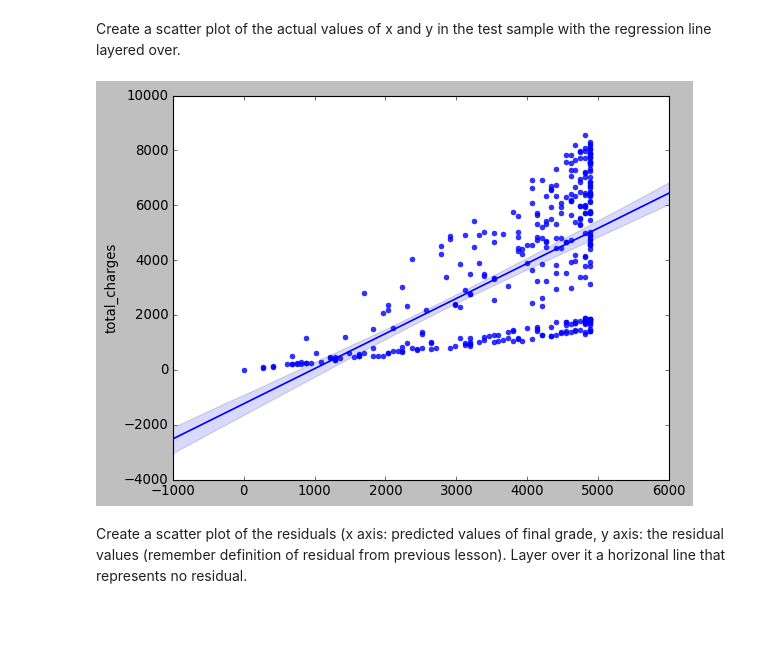
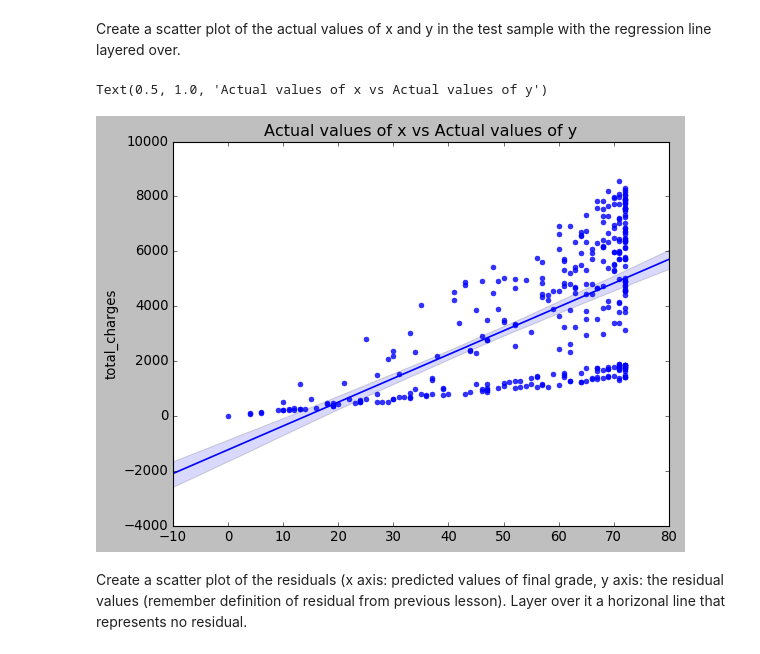
Before and after one commit to escalante-eric/python-exercises, a Jupyter notebook: regression.ipynb, the cells around one changed output. Saved outputs shown, nothing was run; the diff lists cells and outputs as text; code cells hidden in the pictures; blank space fills up the shorter version.

```diff
--- a/regression.ipynb
+++ b/regression.ipynb
@@ -264,9 +264,11 @@ Text(0.5, 1.0, 'Predicted vs Actual Total Charges')
 # %% [markdown]
 Create a scatter plot of the actual values of x and y in the test sample with the regression line layered over.
 # %%
-sns.regplot(y_pred_lm1, y_test.total_charges, data=df);
+sns.regplot(X_test[['tenure']], y_test.total_charges, data=df);
+plt.title('Actual values of x vs Actual values of y')
 # %% [output]
+Text(0.5, 1.0, 'Actual values of x vs Actual values of y')
-[figure, old version]
+[figure, new version]
 # %% [markdown]
 Create a scatter plot of the residuals (x axis: predicted values of final grade, y axis: the residual values (remember definition of residual from previous lesson). Layer over it a horizonal line that represents no residual.
 # %%
```
